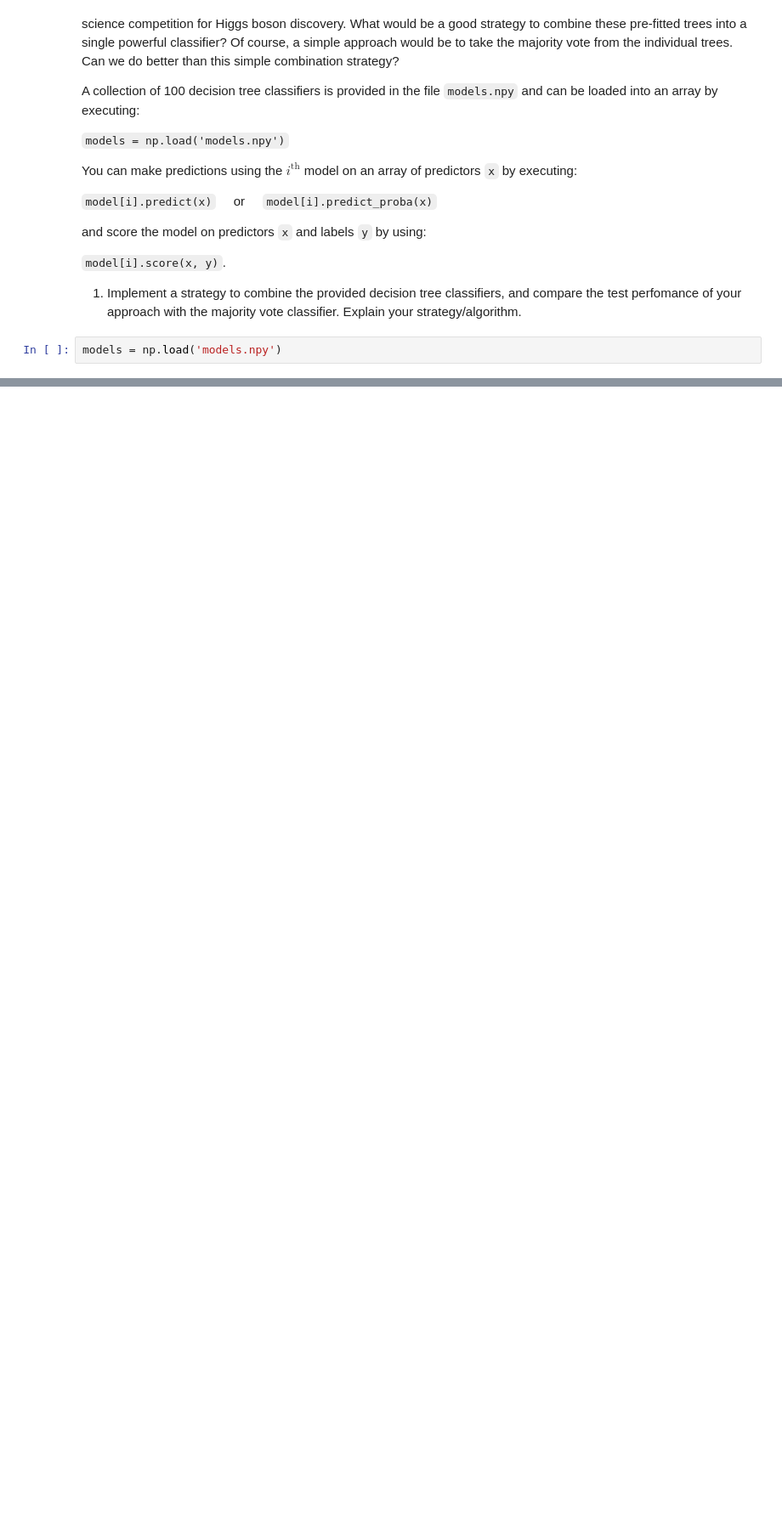
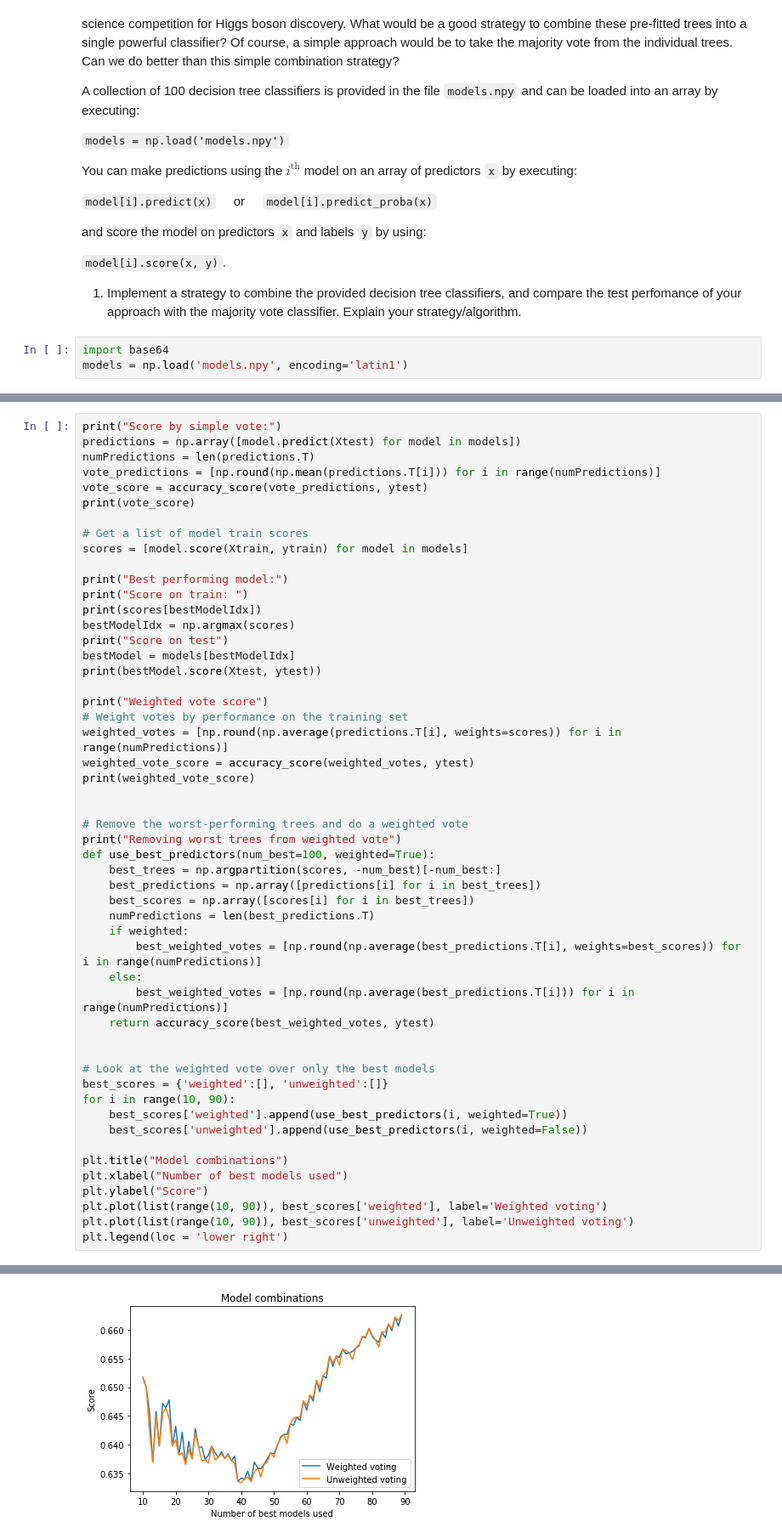
Before and after one commit to REMitchell/CSCIE109A, a Jupyter notebook: hw8/cs109-hw8.ipynb, the cells around one changed output, grey strips where cells are left out. Shown at 85% size. Drawn from its saved outputs; the diff is of its cells as text; blank space fills up the shorter version.

```diff
--- a/hw8/cs109-hw8.ipynb
+++ b/hw8/cs109-hw8.ipynb
@@ -475,4 +490,5 @@ and score the model on predictors `x` and labels `y` by using:
 
 1. Implement a strategy to combine the provided decision tree classifiers, and compare the test perfomance of your approach with the majority vote classifier. Explain your strategy/algorithm.
 # %%
-models = np.load('models.npy')
+import base64
+models = np.load('models.npy', encoding='latin1')
@@ -481,0 +495,53 @@ You may need to pass the encoding= option to numpy.load
+# %%
+print("Score by simple vote:")
+predictions = np.array([model.predict(Xtest) for model in models])
+numPredictions = len(predictions.T)
+vote_predictions = [np.round(np.mean(predictions.T[i])) for i in range(numPredictions)]
+vote_score = accuracy_score(vote_predictions, ytest)
+print(vote_score)
+
+# Get a list of model train scores
+scores = [model.score(Xtrain, ytrain) for model in models]
+
+print("Best performing model:")
+print("Score on train: ")
+print(scores[bestModelIdx])
+bestModelIdx = np.argmax(scores)
+print("Score on test")
+bestModel = models[bestModelIdx]
+print(bestModel.score(Xtest, ytest))
+
+print("Weighted vote score")
+# Weight votes by performance on the training set
+weighted_votes = [np.round(np.average(predictions.T[i], weights=scores)) for i in range(numPredictions)]
+weighted_vote_score = accuracy_score(weighted_votes, ytest)
+print(weighted_vote_score)
+
+
+# Remove the worst-performing trees and do a weighted vote
+print("Removing worst trees from weighted vote")
+def use_best_predictors(num_best=100, weighted=True):
+    best_trees = np.argpartition(scores, -num_best)[-num_best:]
+    best_predictions = np.array([predictions[i] for i in best_trees])
+    best_scores = np.array([scores[i] for i in best_trees])
+    numPredictions = len(best_predictions.T)
+    if weighted:
+        best_weighted_votes = [np.round(np.average(best_predictions.T[i], weights=best_scores)) for i in range(numPredictions)]
+    else:
+        best_weighted_votes = [np.round(np.average(best_predictions.T[i])) for i in range(numPredictions)]
+    return accuracy_score(best_weighted_votes, ytest)
+
+
+# Look at the weighted vote over only the best models
+best_scores = {'weighted':[], 'unweighted':[]}
+for i in range(10, 90):
+    best_scores['weighted'].append(use_best_predictors(i, weighted=True))
+    best_scores['unweighted'].append(use_best_predictors(i, weighted=False))
+
+plt.title("Model combinations")
+plt.xlabel("Number of best models used")
+plt.ylabel("Score")
+plt.plot(list(range(10, 90)), best_scores['weighted'], label='Weighted voting')
+plt.plot(list(range(10, 90)), best_scores['unweighted'], label='Unweighted voting')
+plt.legend(loc = 'lower right')
+# %% [output]
@@ -482,2 +559,3 @@ You may need to pass the encoding= option to numpy.load
+[figure, added]
 # %% [markdown]
 #### Q: What would be a good strategy to combine these pre-fitted trees into a single powerful classifier? Of course, a simple approach would be to take the majority vote from the individual trees. Can we do better than this simple combination strategy?
```
Also changed, not shown: parts of 16 cells of this notebook.
